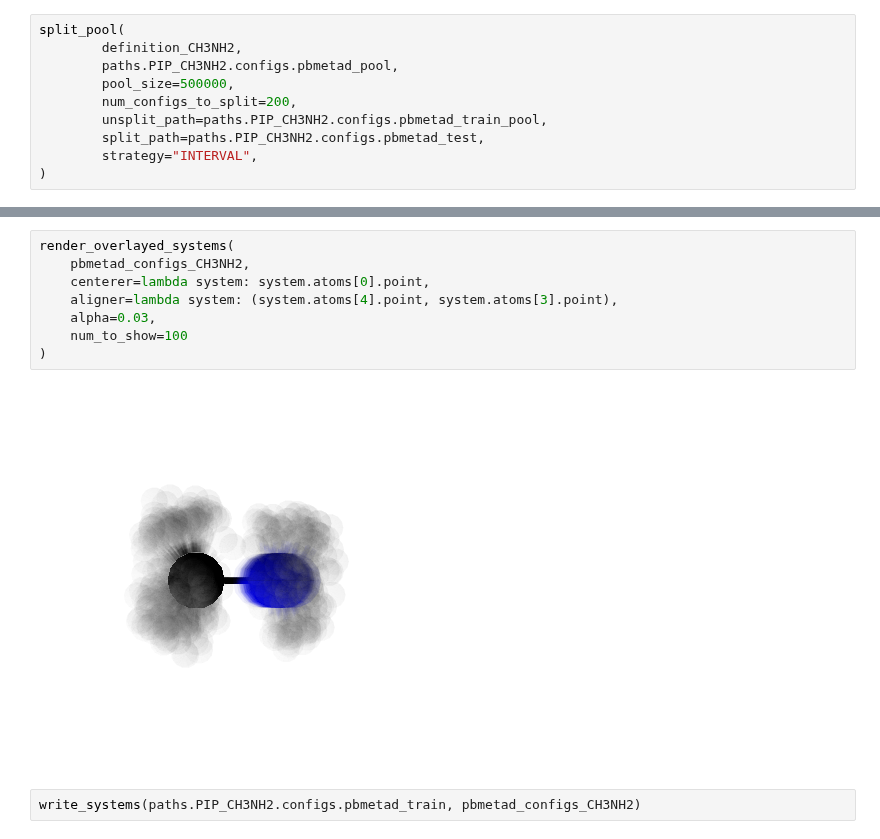
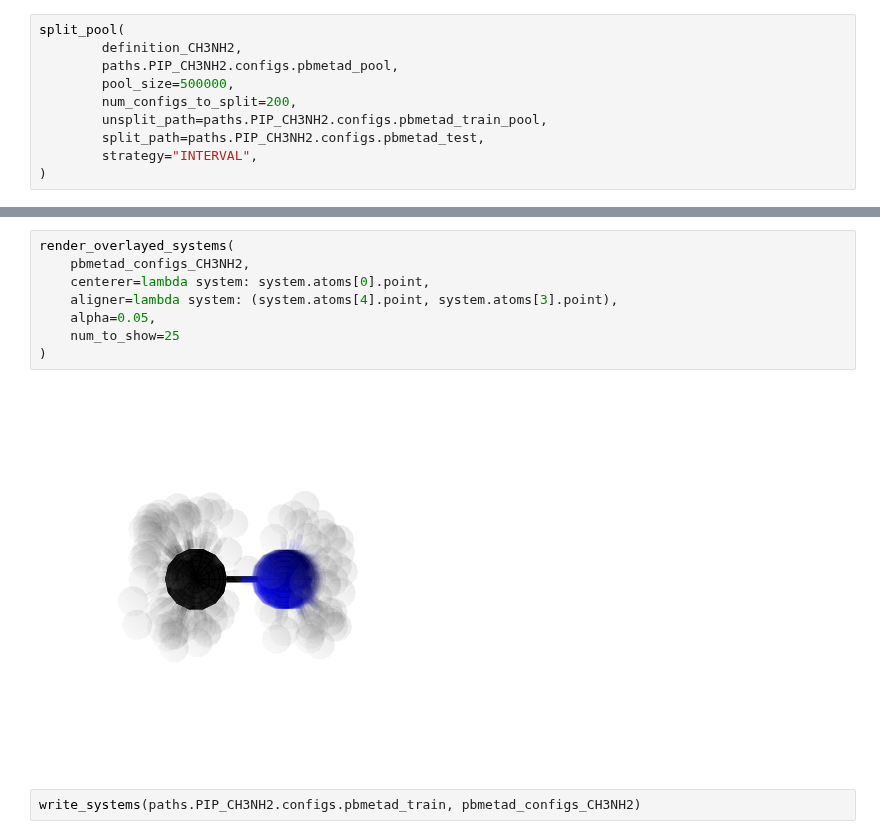
Before and after one commit to PolyachenkoYA/QDMS_2025, a Jupyter notebook: tutorials/2_Many-Body_Model_Build-Along/Tutorial_2.2.ipynb, the cells around one changed output, grey strips where cells are left out. Cells and saved outputs as stored; diff of their text form.

```diff
--- a/tutorials/2_Many-Body_Model_Build-Along/Tutorial_2.2.ipynb
+++ b/tutorials/2_Many-Body_Model_Build-Along/Tutorial_2.2.ipynb
@@ -147,13 +143,13 @@ Selected 1552 total configs by FPS.
 # %%
 render_overlayed_systems(
     pbmetad_configs_CH3NH2,
     centerer=lambda system: system.atoms[0].point,
     aligner=lambda system: (system.atoms[4].point, system.atoms[3].point),
-    alpha=0.03,
-    num_to_show=100
+    alpha=0.05,
+    num_to_show=25
 )
 # %% [output]
-[figure, old version]
+[figure, new version]
 # %%
 write_systems(paths.PIP_CH3NH2.configs.pbmetad_train, pbmetad_configs_CH3NH2)
 # %% [markdown]
```
Also changed, not shown: parts of 23 cells of this notebook, 5 other files.
